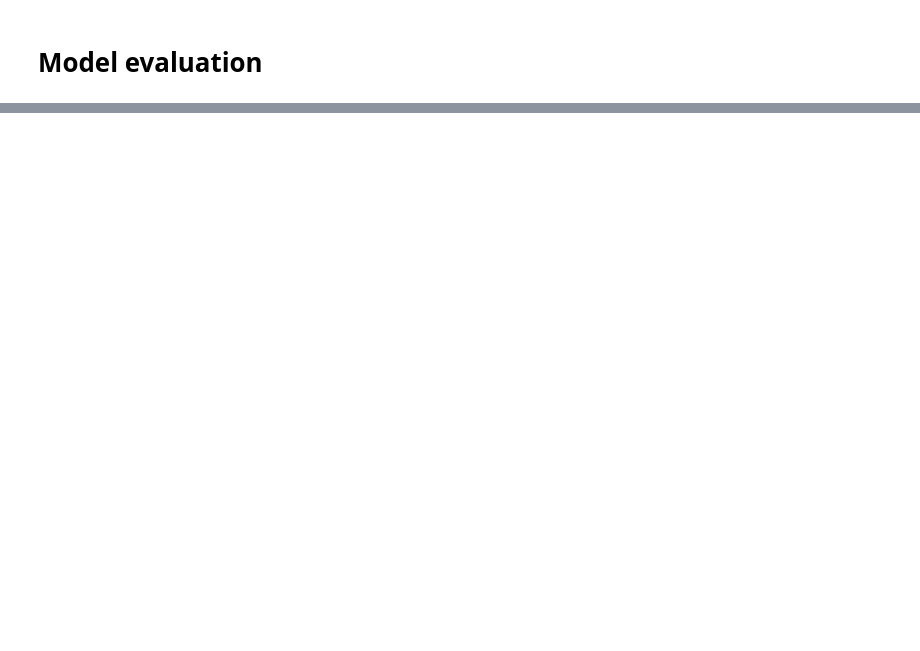
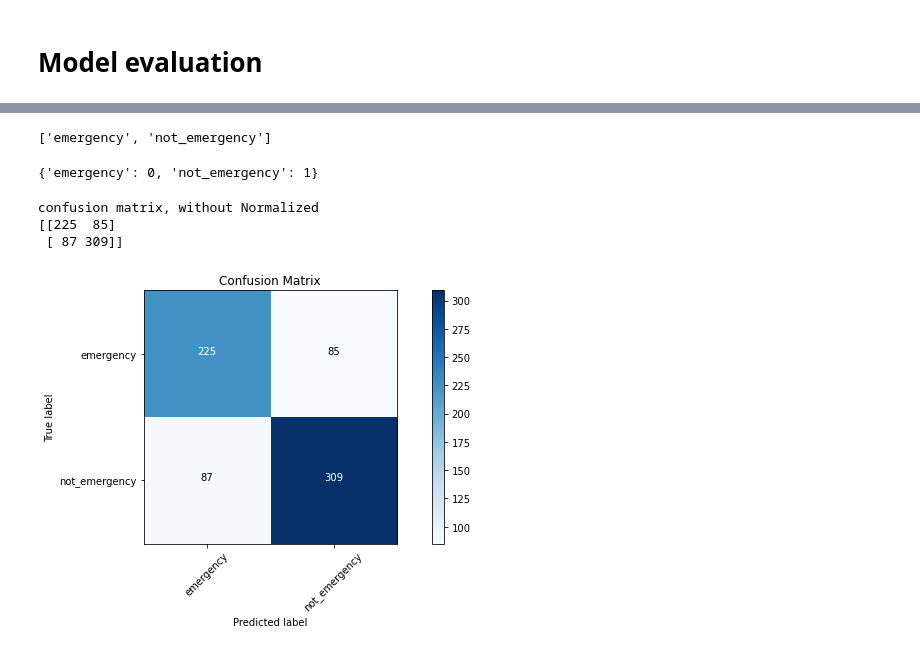
Before and after one commit to TOSKY94/emergency-vehicle-recognition-using-DL, a Jupyter notebook: Emergency vehicle image recognition.ipynb, the cells around one changed output, grey strips where cells are left out. Saved outputs shown, nothing was run; the diff lists cells and outputs as text; code cells hidden in the pictures; blank space fills up the shorter version.

```diff
--- a/Emergency vehicle image recognition.ipynb
+++ b/Emergency vehicle image recognition.ipynb
@@ -112,4 +124,5 @@ Epoch 2: accuracy improved from 0.56875 to 0.58750, saving model to .\base_model
 # %%
+model = load_model('base_model.h5')
 loss, accuracy = model.evaluate(validation_generator)
 print(f'loss:{loss}')
 print(f'accuracy:{accuracy}')
@@ -220,4 +207,9 @@ def plot_confusion_matrix(cm, classes, normalize=False, title='Confusion Matrix'
     plt.tight_layout()
     plt.ylabel('True label')
     plt.xlabel('Predicted label')
+# %%
+labels = list(train_generator.class_indices.keys())
+labels
+# %% [output]
+['emergency', 'not_emergency']
 # %%
@@ -229 +227,13 @@ cm =confusion_matrix(validation_generator.classes, predictions)
+# %%
+train_generator.class_indices
+# %% [output]
+{'emergency': 0, 'not_emergency': 1}
+# %%
+#plot confusion matrix for custom model
+plot_confusion_matrix(cm=cm, classes=labels)
+# %% [output]
+confusion matrix, without Normalized
+[[225  85]
+ [ 87 309]]
+[figure, added]
 # %%
```
Also changed, not shown: parts of 37 cells of this notebook, 15 other files.
